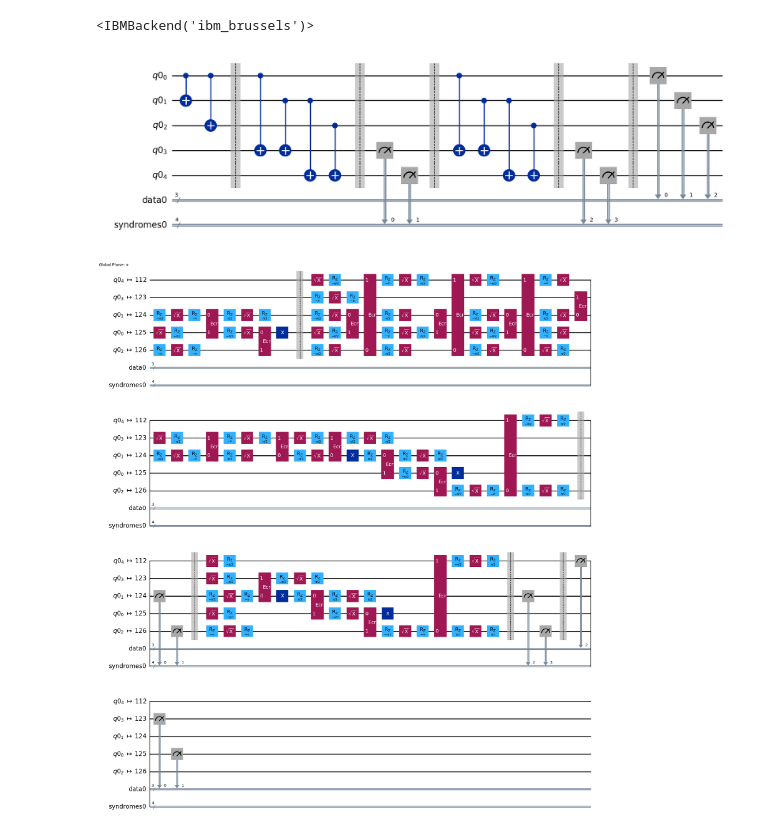
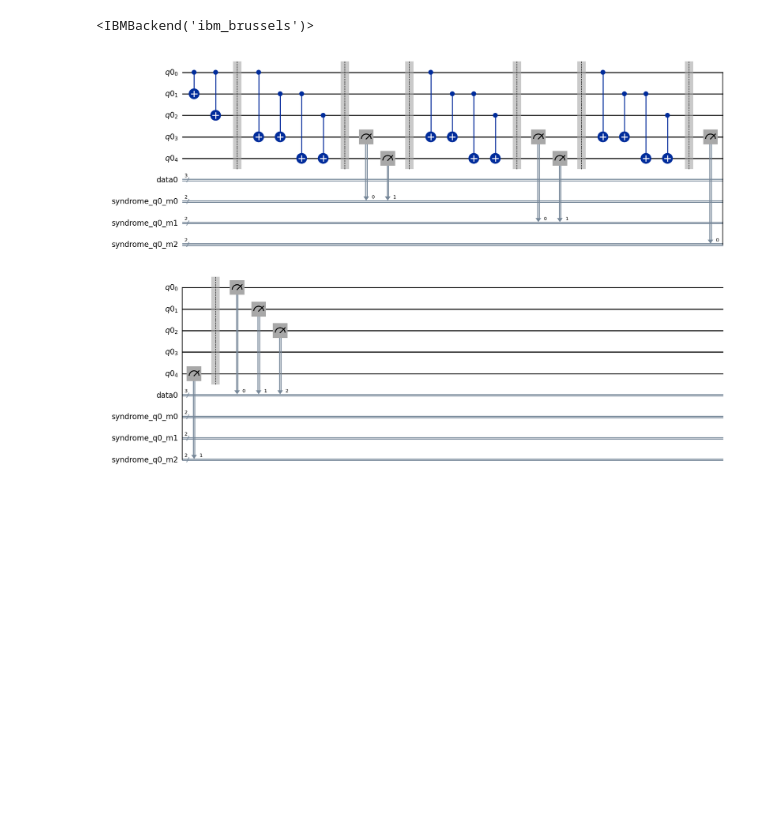
Before and after one commit to Jacob-sandstrom/QuantumErrorCorrection, a Jupyter notebook: qiskit/main.ipynb, the cells around one changed output. Cells and saved outputs as stored; diff of their text form; code cells hidden in the pictures; blank space fills up the shorter version.

Commit message:
Testar repetition code data formatteringen

```diff
--- a/qiskit/main.ipynb
+++ b/qiskit/main.ipynb
@@ -29,7 +33,10 @@ def gen_circuit(k=1, d=3, n_measure = 1):
     creg_data = [ClassicalRegister(d, f"data{i}") for i in range(k)]
 
     # Syndrome register ordered by logical qubit with capacity for multiple measurements
-    creg_syndromes = [ClassicalRegister((d-1)*n_measure, f"syndromes{i}") for i in range(k)]
+    creg_syndromes = sum([[ClassicalRegister((d-1), f"syndrome_q{i}_m{m}") for m in range(n_measure)] for i in range(k)],[])
+
+    # print(creg_syndromes)
+    # print(creg_data)
 
     circuit = QuantumCircuit(*qreg_q, *creg_data, *creg_syndromes)
 
@@ -42,43 +49,47 @@ def gen_circuit(k=1, d=3, n_measure = 1):
 
         # circuit.barrier(qreg_q[i][0], qreg_q[i][1], qreg_q[i][2], qreg_q[i][3], qreg_q[i][4])
         circuit.barrier([qreg_q[i][j] for j in range(2*d-1)])
 
         for m in range(n_measure):
             # Stabilizer computation
             for j in range(d-1):
                 circuit.cx(qreg_q[i][j], qreg_q[i][d+j])
                 circuit.cx(qreg_q[i][j+1], qreg_q[i][d+j])
 
             # circuit.barrier(qreg_q[i][0], qreg_q[i][1], qreg_q[i][2], qreg_q[i][3], qreg_q[i][4])
             circuit.barrier([qreg_q[i][j] for j in range(2*d-1)])
 
             # Measure syndrome
             for j in range(d-1):
-                circuit.measure(qreg_q[i][j+d], creg_syndromes[i][j+(d-1)*m])
+                circuit.measure(qreg_q[i][j+d], creg_syndromes[i*n_measure+m][j])
 
 
             circuit.barrier([qreg_q[i][j] for j in range(2*d-1)])
 
         for j in range(d):
             circuit.measure(qreg_q[i][j], creg_data[i][j])
         # circuit.measure(qreg_q[1], creg_data[1])
         # circuit.measure(qreg_q[2], creg_data[2])
 
     return circuit
 
 
-circuit = gen_circuit(1,3, 2)
+
+logic_qubits = 1
+qubits_per_logical = 3
+number_of_measurements = 3
+
+
+circuit = gen_circuit(logic_qubits,qubits_per_logical,number_of_measurements)
 
 circuit.draw(output="mpl", style='iqp')
 # %% [output]
-[figure, old version]
+[figure, new version]
 # %%
 from qiskit.transpiler.preset_passmanagers import generate_preset_pass_manager
 
 pm = generate_preset_pass_manager(backend=backend, optimization_level=1)
 isa_circuit = pm.run(circuit)
 
-isa_circuit.draw('mpl', style='iqp', idle_wires=False)
+# isa_circuit.draw('mpl', style='iqp', idle_wires=False)
-# %% [output]
-[figure, removed]
 # %%
```
Also changed, not shown: parts of 6 cells of this notebook, 6 other files.
